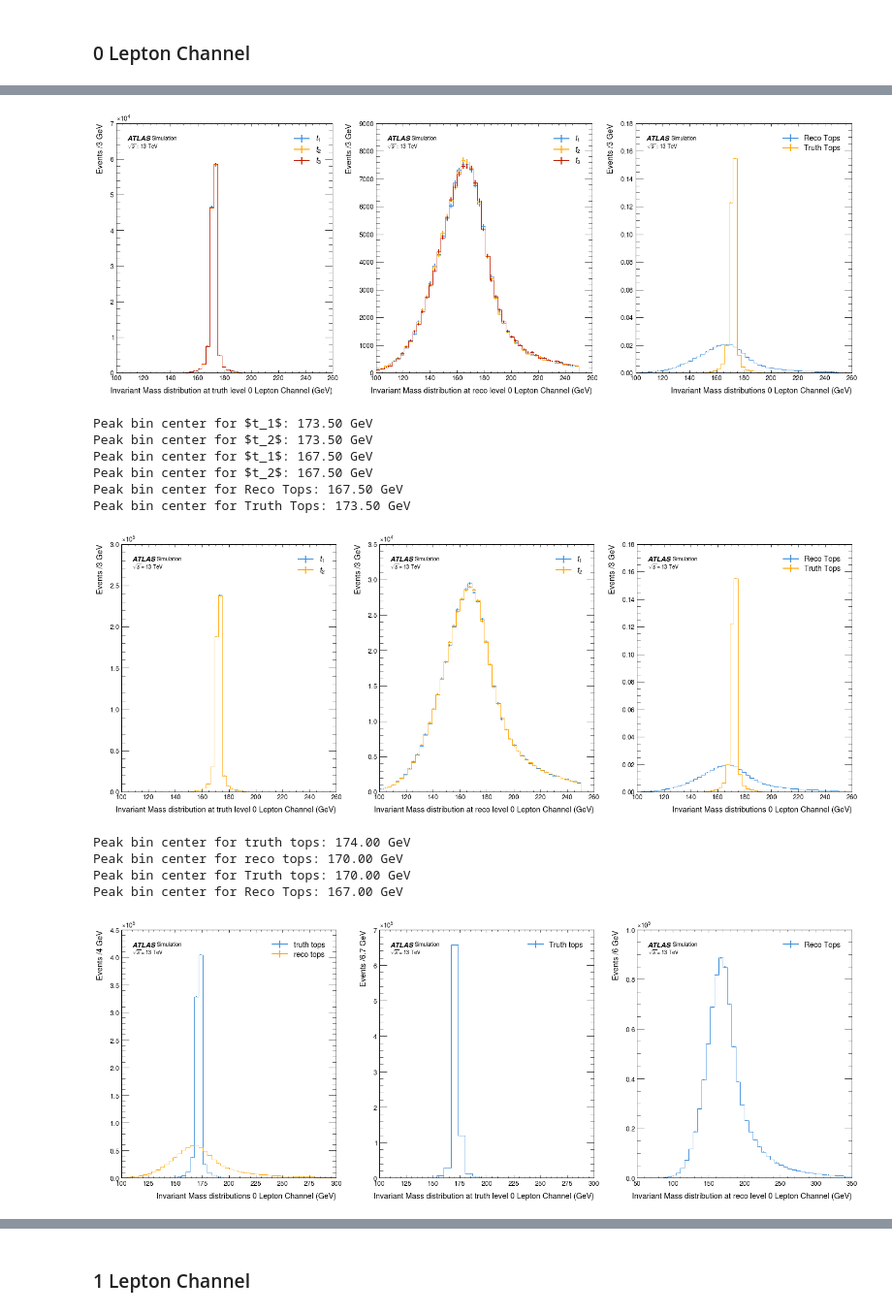
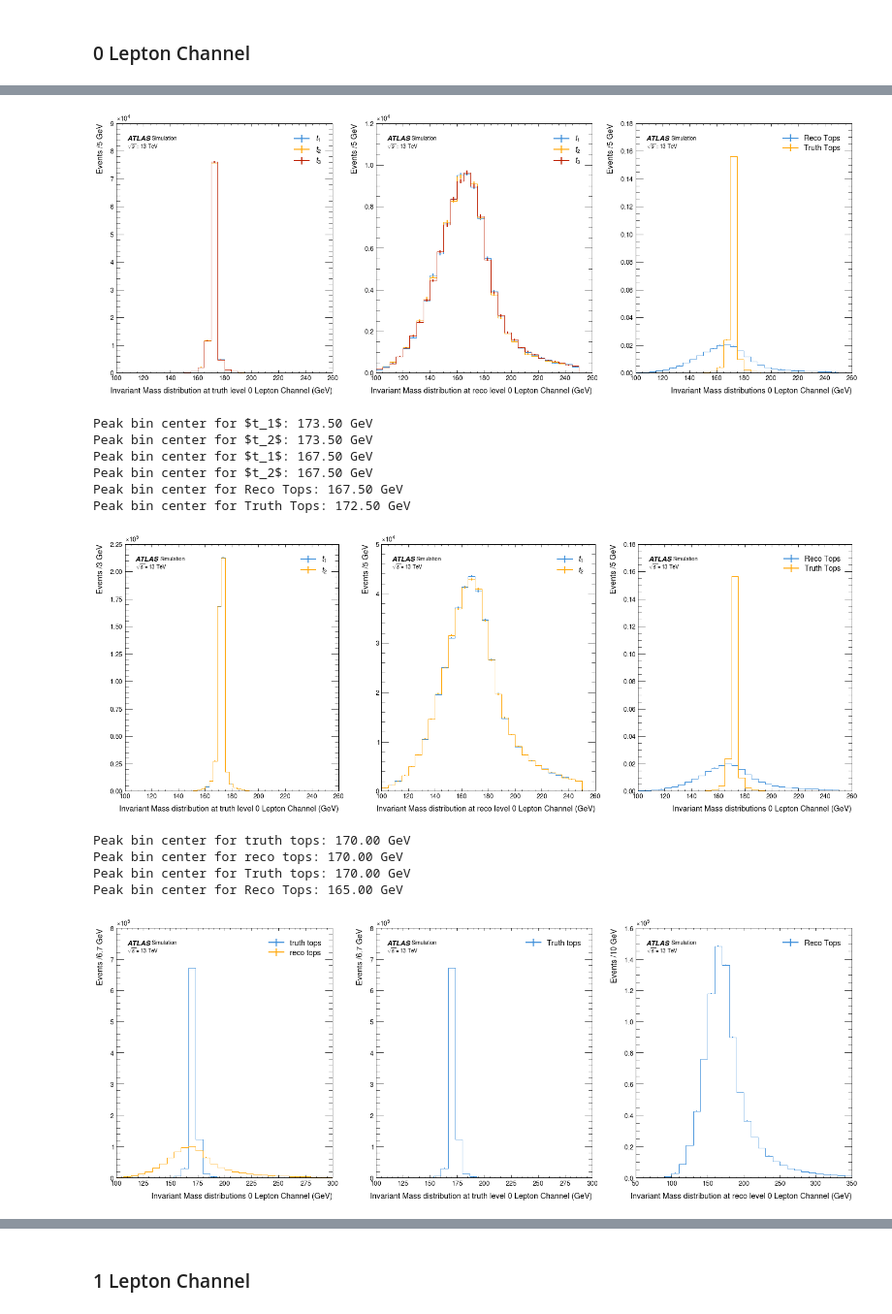
Before and after one commit to archiebrooks02/MPHYS-4Top, a Jupyter notebook: final_matched_events.ipynb, the cells around one changed output, grey strips where cells are left out. Shown at 97% size. Drawn from its saved outputs; the diff is of its cells as text; code cells hidden in the pictures.

```diff
--- a/final_matched_events.ipynb
+++ b/final_matched_events.ipynb
@@ -860,11 +1154,11 @@ starting axis=0 concat
 ### 0 Lepton Channel
 # %%
 fig, ax = plt.subplots(nrows = 1, ncols = 3, figsize = (24,8))
-histogram([fm_truth_tops_4t_0L[:,0].m, fm_truth_tops_4t_0L[:,1].m, fm_truth_tops_4t_0L[:,2].m, fm_truth_tops_4t_0L[:,3].m], 50, [r'$t_1$', r'$t_2$', r'$t_3$', r'$t_4$'], ax[0], density = False, x_units='GeV', set_range=(100,250), print_peak=True)
+histogram([fm_truth_tops_4t_0L[:,0].m, fm_truth_tops_4t_0L[:,1].m, fm_truth_tops_4t_0L[:,2].m, fm_truth_tops_4t_0L[:,3].m], 30, [r'$t_1$', r'$t_2$', r'$t_3$', r'$t_4$'], ax[0], density = False, x_units='GeV', set_range=(100,250), print_peak=True)
 ax[0].set_xlabel(r'Invariant Mass distribution at truth level 0 Lepton Channel (GeV)')
-histogram([fm_reco_tops_4t_0L[:,0].m, fm_reco_tops_4t_0L[:,1].m, fm_reco_tops_4t_0L[:,2].m, fm_reco_tops_4t_0L[:,3].m], 50, [r'$t_1$', r'$t_2$', r'$t_3$', r'$t_4$'], ax[1], density = False, x_units='GeV', set_range=(100,250), print_peak=True)
+histogram([fm_reco_tops_4t_0L[:,0].m, fm_reco_tops_4t_0L[:,1].m, fm_reco_tops_4t_0L[:,2].m, fm_reco_tops_4t_0L[:,3].m], 30, [r'$t_1$', r'$t_2$', r'$t_3$', r'$t_4$'], ax[1], density = False, x_units='GeV', set_range=(100,250), print_peak=True)
 ax[1].set_xlabel(r'Invariant Mass distribution at reco level 0 Lepton Channel (GeV)')
-histogram([fm_full_reco_tops_4t_0L.m,fm_full_truth_tops_4t_0L.m], 50, ['Reco Tops', 'Truth Tops'], ax[2], density = True, x_units='GeV', print_peak=True, set_range=(100,250))
+histogram([fm_full_reco_tops_4t_0L.m,fm_full_truth_tops_4t_0L.m], 30, ['Reco Tops', 'Truth Tops'], ax[2], density = True, x_units='GeV', print_peak=True, set_range=(100,250))
 ax[2].set_xlabel(r'Invariant Mass distributions 0 Lepton Channel (GeV)')
 ax[0].legend(fontsize=14)
 ax[1].legend(fontsize=14)
@@ -873,11 +1167,11 @@ plt.subplots_adjust(hspace=0.25)
 plt.show()
 
 fig, ax = plt.subplots(nrows = 1, ncols = 3, figsize = (24,8))
-histogram([tm_truth_tops_4t_0L[:,0].m, tm_truth_tops_4t_0L[:,1].m, tm_truth_tops_4t_0L[:,2].m], 50, [r'$t_1$', r'$t_2$', r'$t_3$', r'$t_4$'], ax[0], density = False, x_units='GeV', set_range=(100,250), print_peak=True)
+histogram([tm_truth_tops_4t_0L[:,0].m, tm_truth_tops_4t_0L[:,1].m, tm_truth_tops_4t_0L[:,2].m], 30, [r'$t_1$', r'$t_2$', r'$t_3$', r'$t_4$'], ax[0], density = False, x_units='GeV', set_range=(100,250), print_peak=True)
 ax[0].set_xlabel(r'Invariant Mass distribution at truth level 0 Lepton Channel (GeV)')
-histogram([tm_reco_tops_4t_0L[:,0].m, tm_reco_tops_4t_0L[:,1].m, tm_reco_tops_4t_0L[:,2].m], 50, [r'$t_1$', r'$t_2$', r'$t_3$', r'$t_4$'], ax[1], density = False, x_units='GeV', set_range=(100,250), print_peak=True)
+histogram([tm_reco_tops_4t_0L[:,0].m, tm_reco_tops_4t_0L[:,1].m, tm_reco_tops_4t_0L[:,2].m], 30, [r'$t_1$', r'$t_2$', r'$t_3$', r'$t_4$'], ax[1], density = False, x_units='GeV', set_range=(100,250), print_peak=True)
 ax[1].set_xlabel(r'Invariant Mass distribution at reco level 0 Lepton Channel (GeV)')
-histogram([tm_full_reco_tops_4t_0L.m,tm_full_truth_tops_4t_0L.m], 50, ['Reco Tops', 'Truth Tops'], ax[2], density = True, x_units='GeV', print_peak=True, set_range=(100,250))
+histogram([tm_full_reco_tops_4t_0L.m,tm_full_truth_tops_4t_0L.m], 30, ['Reco Tops', 'Truth Tops'], ax[2], density = True, x_units='GeV', print_peak=True, set_range=(100,250))
 ax[2].set_xlabel(r'Invariant Mass distributions 0 Lepton Channel (GeV)')
 ax[0].legend(fontsize=14)
 ax[1].legend(fontsize=14)
@@ -888,9 +1182,9 @@ plt.show()
 fig, ax = plt.subplots(nrows = 1, ncols = 3, figsize = (24,8))
 histogram([dm_truth_tops_4t_0L[:,0].m, dm_truth_tops_4t_0L[:,1].m], 50, [r'$t_1$', r'$t_2$'], ax[0], density = False, x_units='GeV', set_range=(100,250), print_peak=True)
 ax[0].set_xlabel(r'Invariant Mass distribution at truth level 0 Lepton Channel (GeV)')
-histogram([dm_reco_tops_4t_0L[:,0].m, dm_reco_tops_4t_0L[:,1].m], 50, [r'$t_1$', r'$t_2$'], ax[1], density = False, x_units='GeV', set_range=(100,250), print_peak=True)
+histogram([dm_reco_tops_4t_0L[:,0].m, dm_reco_tops_4t_0L[:,1].m], 30, [r'$t_1$', r'$t_2$'], ax[1], density = False, x_units='GeV', set_range=(100,250), print_peak=True)
 ax[1].set_xlabel(r'Invariant Mass distribution at reco level 0 Lepton Channel (GeV)')
-histogram([dm_full_reco_tops_4t_0L.m,dm_full_truth_tops_4t_0L.m], 50, ['Reco Tops', 'Truth Tops'], ax[2], density = True, x_units='GeV', print_peak=True, set_range=(100,250))
+histogram([dm_full_reco_tops_4t_0L.m,dm_full_truth_tops_4t_0L.m], 30, ['Reco Tops', 'Truth Tops'], ax[2], density = True, x_units='GeV', print_peak=True, set_range=(100,250))
 ax[2].set_xlabel(r'Invariant Mass distributions 0 Lepton Channel (GeV)')
 ax[0].legend(fontsize=14)
 ax[1].legend(fontsize=14)
@@ -899,11 +1193,11 @@ plt.subplots_adjust(hspace=0.25)
 plt.show()
 
 fig, ax = plt.subplots(nrows = 1, ncols = 3, figsize = (24,8))
-histogram([ak.flatten(sm_truth_tops_4t_0L).m,ak.flatten(sm_reco_tops_4t_0L).m], 50, [r'truth tops', r'reco tops'], ax[0], density = False, x_units='GeV', set_range=(100,300), print_peak=True)
+histogram([ak.flatten(sm_truth_tops_4t_0L).m,ak.flatten(sm_reco_tops_4t_0L).m], 30, [r'truth tops', r'reco tops'], ax[0], density = False, x_units='GeV', set_range=(100,300), print_peak=True)
 ax[0].set_xlabel(r'Invariant Mass distributions 0 Lepton Channel (GeV)')
 histogram([ak.flatten(sm_truth_tops_4t_0L).m], 30, [r'Truth tops'], ax[1], density = False, x_units='GeV', print_peak=True, set_range=(100,300))
 ax[1].set_xlabel(r'Invariant Mass distribution at truth level 0 Lepton Channel (GeV)')
-histogram([ak.flatten(sm_reco_tops_4t_0L).m], 50, ['Reco Tops'], ax[2], density = False, x_units='GeV', print_peak=True, set_range=(50,350))
+histogram([ak.flatten(sm_reco_tops_4t_0L).m], 30, ['Reco Tops'], ax[2], density = False, x_units='GeV', print_peak=True, set_range=(50,350))
 ax[2].set_xlabel(r'Invariant Mass distribution at reco level 0 Lepton Channel (GeV)')
 ax[0].legend(fontsize=14)
 ax[1].legend(fontsize=14)
@@ -933,16 +1227,16 @@ Peak bin center for Truth Tops: 173.50 GeV
-[figure, old version]
+[figure, new version]
 Peak bin center for $t_1$: 173.50 GeV
 Peak bin center for $t_2$: 173.50 GeV
 Peak bin center for $t_1$: 167.50 GeV
 Peak bin center for $t_2$: 167.50 GeV
 Peak bin center for Reco Tops: 167.50 GeV
-Peak bin center for Truth Tops: 173.50 GeV
+Peak bin center for Truth Tops: 172.50 GeV
-[figure, old version]
+[figure, new version]
-Peak bin center for truth tops: 174.00 GeV
+Peak bin center for truth tops: 170.00 GeV
 Peak bin center for reco tops: 170.00 GeV
 Peak bin center for Truth tops: 170.00 GeV
-Peak bin center for Reco Tops: 167.00 GeV
+Peak bin center for Reco Tops: 165.00 GeV
-[figure, old version]
+[figure, new version]
 # %%
 fig, ax = plt.subplots(nrows = 1, ncols = 3, figsize = (24,8))
 histogram([fm_truth_tops_3tW_0L[:,0].m, fm_truth_tops_3tW_0L[:,1].m, fm_truth_tops_3tW_0L[:,2].m], 20, [r'$t_1$', r'$t_2$', r'$t_3$', r'$t_4$'], ax[0], density = False, x_units='GeV', set_range=(100,250), print_peak=True)
```
Also changed, not shown: parts of 60 cells of this notebook.
